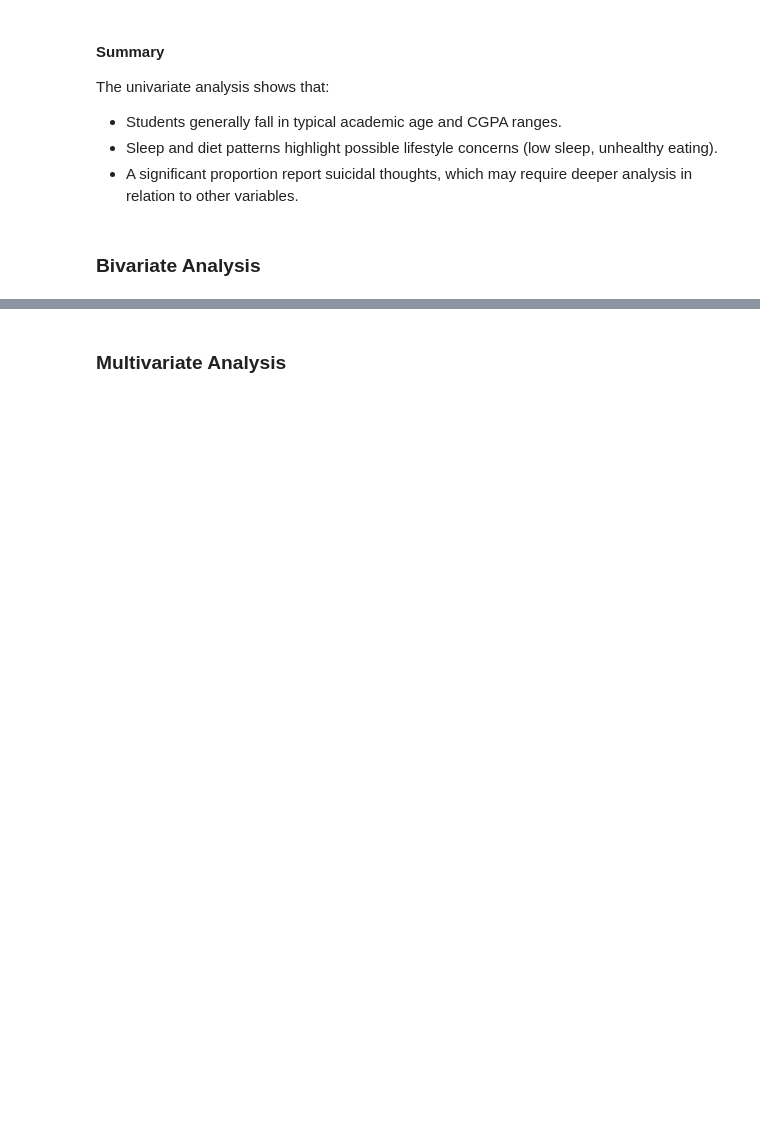
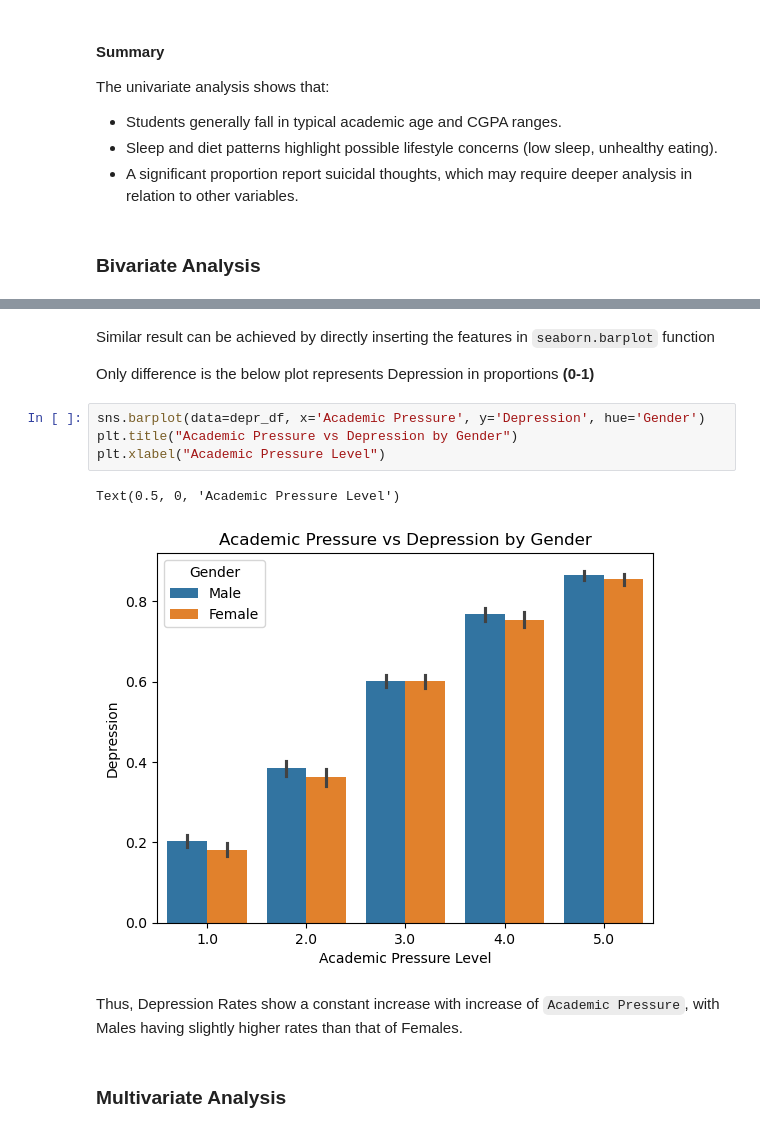
Before and after one commit to Siddharth-Saravanan/Student_Depression_Analysis_and_Prediction_using_Machine_Learning, a Jupyter notebook: student_depression_prediction.ipynb, the cells around one changed output, grey strips where cells are left out. Drawn from its saved outputs; the diff is of its cells as text; blank space fills up the shorter version.

```diff
--- a/student_depression_prediction.ipynb
+++ b/student_depression_prediction.ipynb
@@ -795,3 +890,16 @@ The univariate analysis shows that:
+# %% [markdown]
+Similar result can be achieved by directly inserting the features in `seaborn.barplot` function
+
+Only difference is the below plot represents Depression in proportions **(0-1)**
+# %%
+sns.barplot(data=depr_df, x='Academic Pressure', y='Depression', hue='Gender')
+plt.title("Academic Pressure vs Depression by Gender")
+plt.xlabel("Academic Pressure Level")
+# %% [output]
+Text(0.5, 0, 'Academic Pressure Level')
+[figure, added]
+# %% [markdown]
+Thus, Depression Rates show a constant increase with increase of `Academic Pressure`, with Males having slightly higher rates than that of Females.
 # %% [markdown]
 ### Multivariate Analysis
 # %% [markdown]
```
Also changed, not shown: parts of 10 cells of this notebook.
